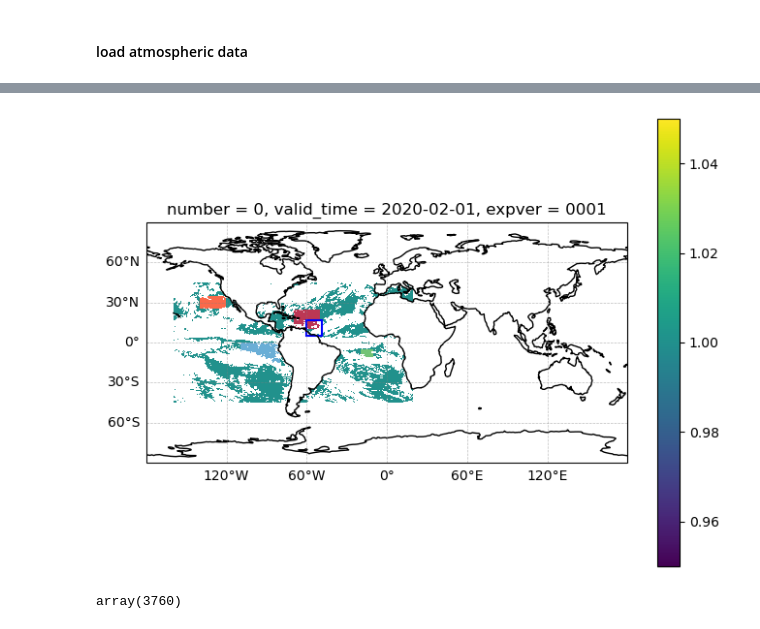
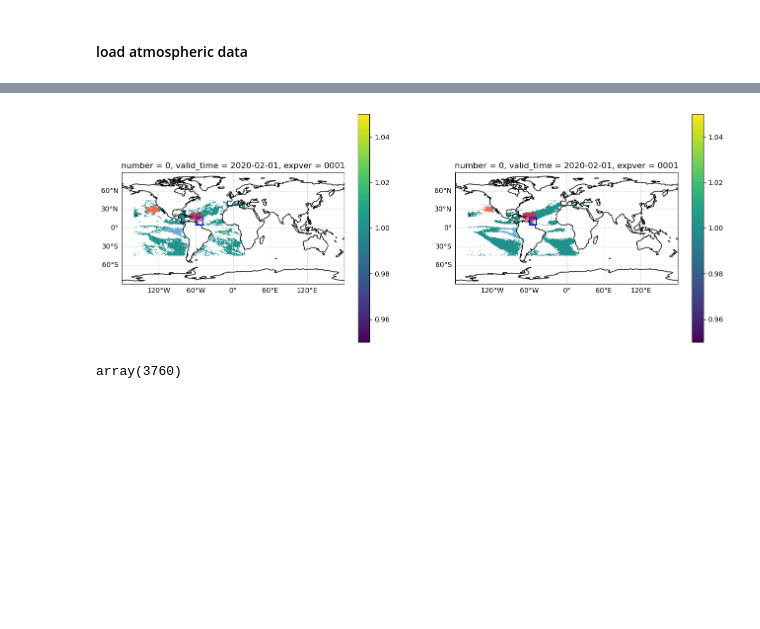
Before and after one commit to meteorologopazzo/QJRMS_0316, a Jupyter notebook: bulk_validation/struct_ERA5 copy.ipynb, the cells around one changed output, grey strips where cells are left out. Drawn from its saved outputs; the diff is of its cells as text; code cells hidden in the pictures; blank space fills up the shorter version.

Commit message:
still validating bulk with ERA5 data

```diff
--- a/bulk_validation/struct_ERA5 copy.ipynb
+++ b/bulk_validation/struct_ERA5 copy.ipynb
@@ -100,6 +108,8 @@ for x in ax:
 # %% [markdown]
 #### load atmospheric data
 # %%
+## single month data
+
 #  Extract level and compute thickness
 levels = ds_air.pressure_level
 thickness = levels.diff('pressure_level')  # Layer thickness (e.g., in hPa)
@@ -125,8 +135,20 @@ weighted_avg_D = (
 
 mask_subsidence = xr.where((weighted_avg_w > 0.)&((weighted_avg_D > 0.)), 1.0, np.nan).compute()   #(weighted_avg > 0.).compute().isel(time=0)
 
-# cell_indices = np.where(sst_mask)[0]
-# mask_subsidence = mask_subsidence.isel(cell=cell_indices)
+
+
+
+## climatology
+weighted_avg_w_30y = (
+    (ds_air_30y.w * thickness).sum(dim='pressure_level')
+    / thickness.sum(dim='pressure_level')
+)
+weighted_avg_D_30y = (
+    (ds_air_30y.d * thickness).sum(dim='pressure_level')
+    / thickness.sum(dim='pressure_level')
+)
+
+mask_subsidence_30y = xr.where((weighted_avg_w_30y > 0.)&((weighted_avg_D_30y > 0.)), 1.0, np.nan).compute()
 # %%
 # # Extract the cell coordinates
 # cell_lons = mask_subsidence.lon  # shape (cell,)
@@ -153,6 +175,7 @@ lat_mask = xr.where(((ds_air.latitude > -45.)
 tropical_mask = (lon_mask*lat_mask).compute()
 # %%
 total_mask = (sst_mask) * (mask_subsidence) * (tropical_mask)
+total_mask_30y = (sst_mask) * (mask_subsidence_30y) * (tropical_mask)
 # %%
 Natlantic_mask = xr.where((ds_air.latitude > 10.)
                          &(ds_air.latitude < 25.)
@@ -176,42 +216,52 @@ Npacific_mask = xr.where((ds_air.latitude > 25.)
 # %%
 
-fig = plt.figure(figsize=(8, 6))
-ax = plt.axes(projection=ccrs.PlateCarree())
+fig, axs = plt.subplots(1,2, figsize=(16, 6), subplot_kw={'projection': ccrs.PlateCarree()})
+# ax = plt.axes(projection=ccrs.PlateCarree())
 
 # Add base features
-ax.add_feature(cfeature.COASTLINE)
+
+## single month
+total_mask.plot(ax=axs[0], x="longitude", y="latitude")
+(total_mask*Natlantic_mask).plot(ax=axs[0], x="longitude", y="latitude", cmap="inferno", add_colorbar=False)
+(total_mask*Satlantic_mask).plot(ax=axs[0], x="longitude", y="latitude", cmap="Greens", add_colorbar=False)
+(total_mask*Spacific_mask).plot(ax=axs[0], x="longitude", y="latitude", cmap="Blues", add_colorbar=False)
+(total_mask*Npacific_mask).plot(ax=axs[0], x="longitude", y="latitude", cmap="Reds", add_colorbar=False)
 
 
-total_mask.plot(x="longitude", y="latitude")
-(total_mask*Natlantic_mask).plot(x="longitude", y="latitude", cmap="inferno", add_colorbar=False)
-
-(total_mask*Satlantic_mask).plot(x="longitude", y="latitude", cmap="Greens", add_colorbar=False)
-(total_mask*Spacific_mask).plot(x="longitude", y="latitude", cmap="Blues", add_colorbar=False)
-(total_mask*Npacific_mask).plot(x="longitude", y="latitude", cmap="Reds", add_colorbar=False)
+## climatology data selection
+total_mask_30y.plot(ax=axs[1], x="longitude", y="latitude")
+(total_mask_30y*Natlantic_mask).plot(ax=axs[1], x="longitude", y="latitude", cmap="inferno", add_colorbar=False)
+(total_mask_30y*Satlantic_mask).plot(ax=axs[1], x="longitude", y="latitude", cmap="Greens", add_colorbar=False)
+(total_mask_30y*Spacific_mask).plot(ax=axs[1], x="longitude", y="latitude", cmap="Blues", add_colorbar=False)
+(total_mask_30y*Npacific_mask).plot(ax=axs[1], x="longitude", y="latitude", cmap="Reds", add_colorbar=False)
 
 
-gl = ax.gridlines(draw_labels=True,
-                  linewidth=0.5, color='gray', alpha=0.5, linestyle='--')
-
-# Turn on labels on bottom and left only
-gl.top_labels = False
-gl.right_labels = False
-
-# Optionally format ticks (degrees + symbols)
-gl.xformatter = cticker.LongitudeFormatter()
-gl.yformatter = cticker.LatitudeFormatter()
 
 
-from matplotlib.patches import Rectangle
-lat_min, lon_min = 5, 300
-lat_max, lon_max = 17, 311
-ax.add_patch(Rectangle(
-        xy=(lon_min, lat_min),          # bottom-left corner (lon, lat)
-        width=lon_max - lon_min,        # 11 degrees
-        height=lat_max - lat_min,       # 12 degrees
-        transform=ccrs.PlateCarree(),
-        linewidth=1.5,
-        edgecolor='blue',
-        facecolor='none'                # transparent fill
-    ))
+for ax in axs:
+    ax.add_feature(cfeature.COASTLINE)
+    gl = ax.gridlines(draw_labels=True,
+                    linewidth=0.5, color='gray', alpha=0.5, linestyle='--')
+
+    # Turn on labels on bottom and left only
+    gl.top_labels = False
+    gl.right_labels = False
+
+    # Optionally format ticks (degrees + symbols)
+    gl.xformatter = cticker.LongitudeFormatter()
+    gl.yformatter = cticker.LatitudeFormatter()
+
+
+    from matplotlib.patches import Rectangle
+    lat_min, lon_min = 5, 300
+    lat_max, lon_max = 17, 311
+    ax.add_patch(Rectangle(
+            xy=(lon_min, lat_min),          # bottom-left corner (lon, lat)
+            width=lon_max - lon_min,        # 11 degrees
+            height=lat_max - lat_min,       # 12 degrees
+            transform=ccrs.PlateCarree(),
+            linewidth=1.5,
+            edgecolor='blue',
+            facecolor='none'                # transparent fill
+        ))
 # %% [output]
@@ -219,4 +268,4 @@ ax.add_patch(Rectangle(
-[figure, old version]
+[figure, new version]
 # %%
 (total_mask*Natlantic_mask).notnull().sum().values
 # %% [output]
```
Also changed, not shown: parts of 29 cells of this notebook, 3 other files.
